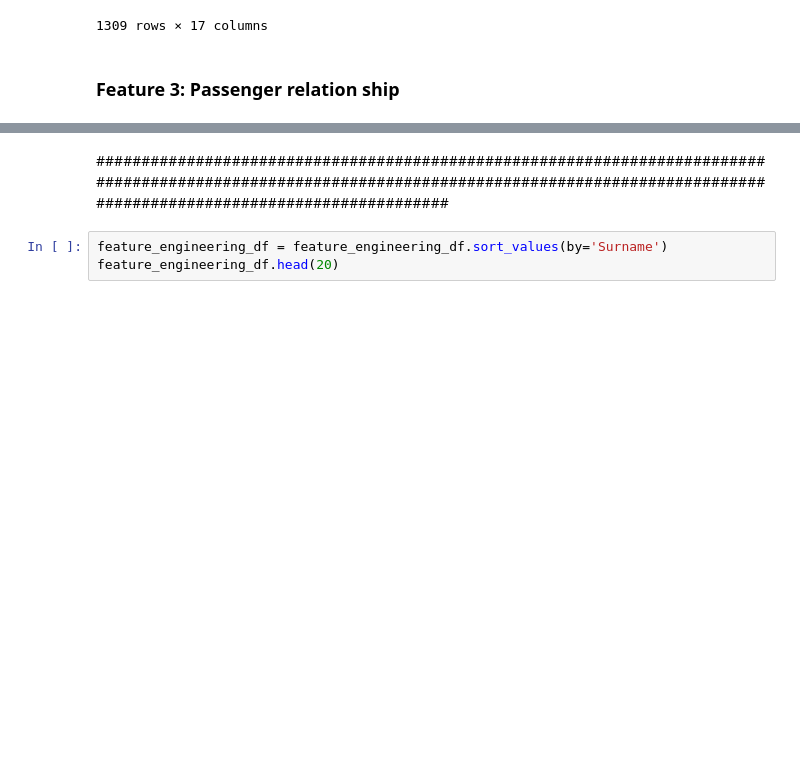
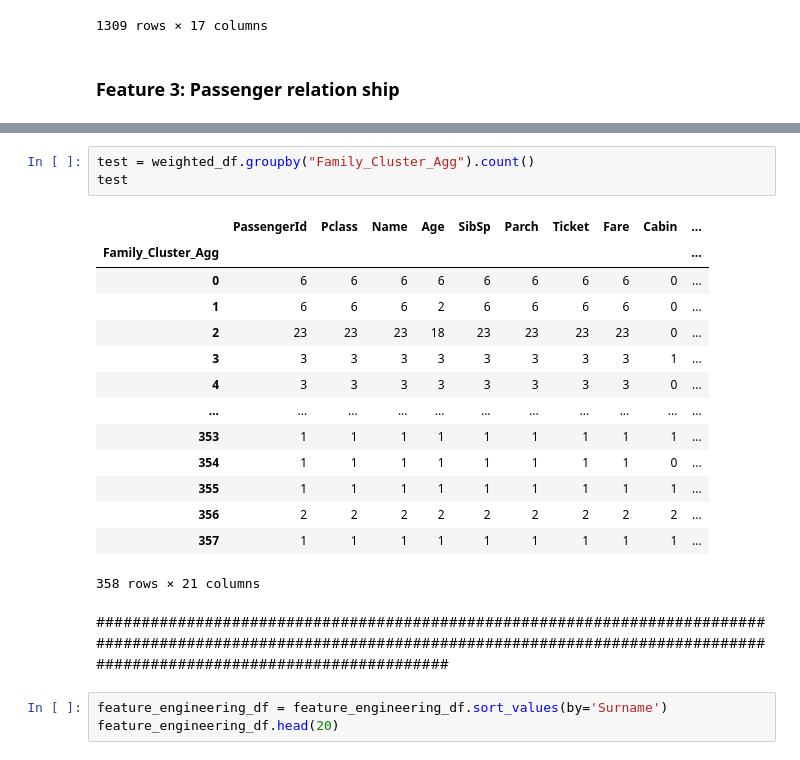
Before and after one commit to IvanBirkmaier/titanic_challenge, a Jupyter notebook: PredictSurvival.ipynb, the cells around one changed output, grey strips where cells are left out. Saved outputs shown, nothing was run; the diff lists cells and outputs as text; blank space fills up the shorter version.

Commit message:
Clustering for Family

```diff
--- a/PredictSurvival.ipynb
+++ b/PredictSurvival.ipynb
@@ -826,3 +769,21 @@ special_cases
+# %%
+test = weighted_df.groupby("Family_Cluster_Agg").count()
+test
+# %% [output]
+|  | PassengerId | Pclass | Name | Age | SibSp | Parch | Ticket | Fare | Cabin | ... |
+| Family_Cluster_Agg |  |  |  |  |  |  |  |  |  | ... |
+| 0 | 6 | 6 | 6 | 6 | 6 | 6 | 6 | 6 | 0 | ... |
+| 1 | 6 | 6 | 6 | 2 | 6 | 6 | 6 | 6 | 0 | ... |
+| 2 | 23 | 23 | 23 | 18 | 23 | 23 | 23 | 23 | 0 | ... |
+| 3 | 3 | 3 | 3 | 3 | 3 | 3 | 3 | 3 | 1 | ... |
+| 4 | 3 | 3 | 3 | 3 | 3 | 3 | 3 | 3 | 0 | ... |
+| ... | ... | ... | ... | ... | ... | ... | ... | ... | ... | ... |
+| 353 | 1 | 1 | 1 | 1 | 1 | 1 | 1 | 1 | 1 | ... |
+| 354 | 1 | 1 | 1 | 1 | 1 | 1 | 1 | 1 | 0 | ... |
+| 355 | 1 | 1 | 1 | 1 | 1 | 1 | 1 | 1 | 1 | ... |
+| 356 | 2 | 2 | 2 | 2 | 2 | 2 | 2 | 2 | 2 | ... |
+| 357 | 1 | 1 | 1 | 1 | 1 | 1 | 1 | 1 | 1 | ... |
+358 rows × 21 columns
 # %% [markdown]
 ###########################################################################################################################################################################################
 # %%
```
Also changed, not shown: parts of 32 cells of this notebook.
